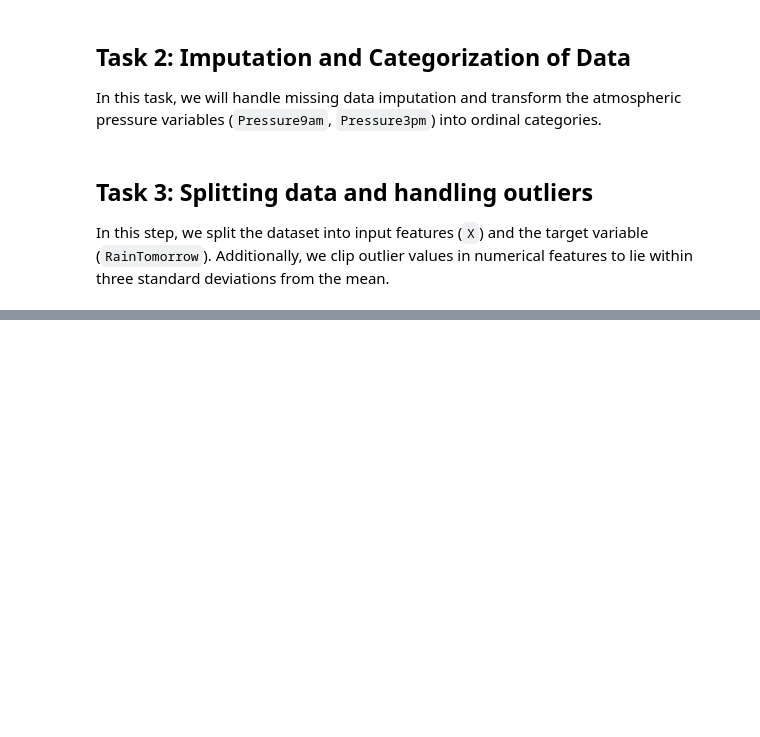
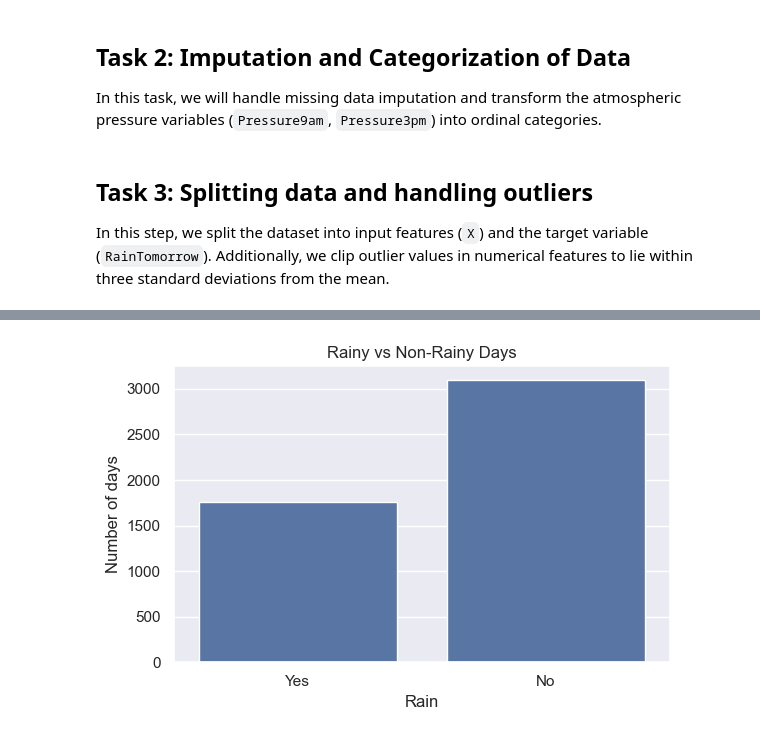
Before and after one commit to lukassso/python-mini-projects, a Jupyter notebook: overview_of_machine_learning/ml_training/binary_classification_rain_tomorrow.ipynb, the cells around one changed output, grey strips where cells are left out. Drawn from its saved outputs; the diff is of its cells as text; code cells hidden in the pictures; blank space fills up the shorter version.

Commit message:
task 4: visualize distribution of target labels without value mapping

```diff
--- a/overview_of_machine_learning/ml_training/binary_classification_rain_tomorrow.ipynb
+++ b/overview_of_machine_learning/ml_training/binary_classification_rain_tomorrow.ipynb
@@ -96,0 +104,27 @@ for col in numeric_cols:
+# %%
+# a) Convert y to pandas Series for visualization
+y_series = pd.Series(y)
+# %%
+# b) Create bar plot with axis labels and title
+import seaborn as sns
+import matplotlib.pyplot as plt
+
+# Set the plot theme
+sns.set_theme(style="darkgrid")
+
+# Create the bar plot
+plt.figure(figsize=(6, 4))
+sns.countplot(x=y_series)
+
+# Add labels and title
+plt.xlabel("Rain")
+plt.ylabel("Number of days")
+plt.title("Rainy vs Non-Rainy Days")
+plt.tight_layout()
+
+# Show the plot
+plt.show()
+
+# The "No" class clearly dominates
+# %% [output]
+[figure, added]
```
Also changed, not shown: parts of 2 cells of this notebook.
